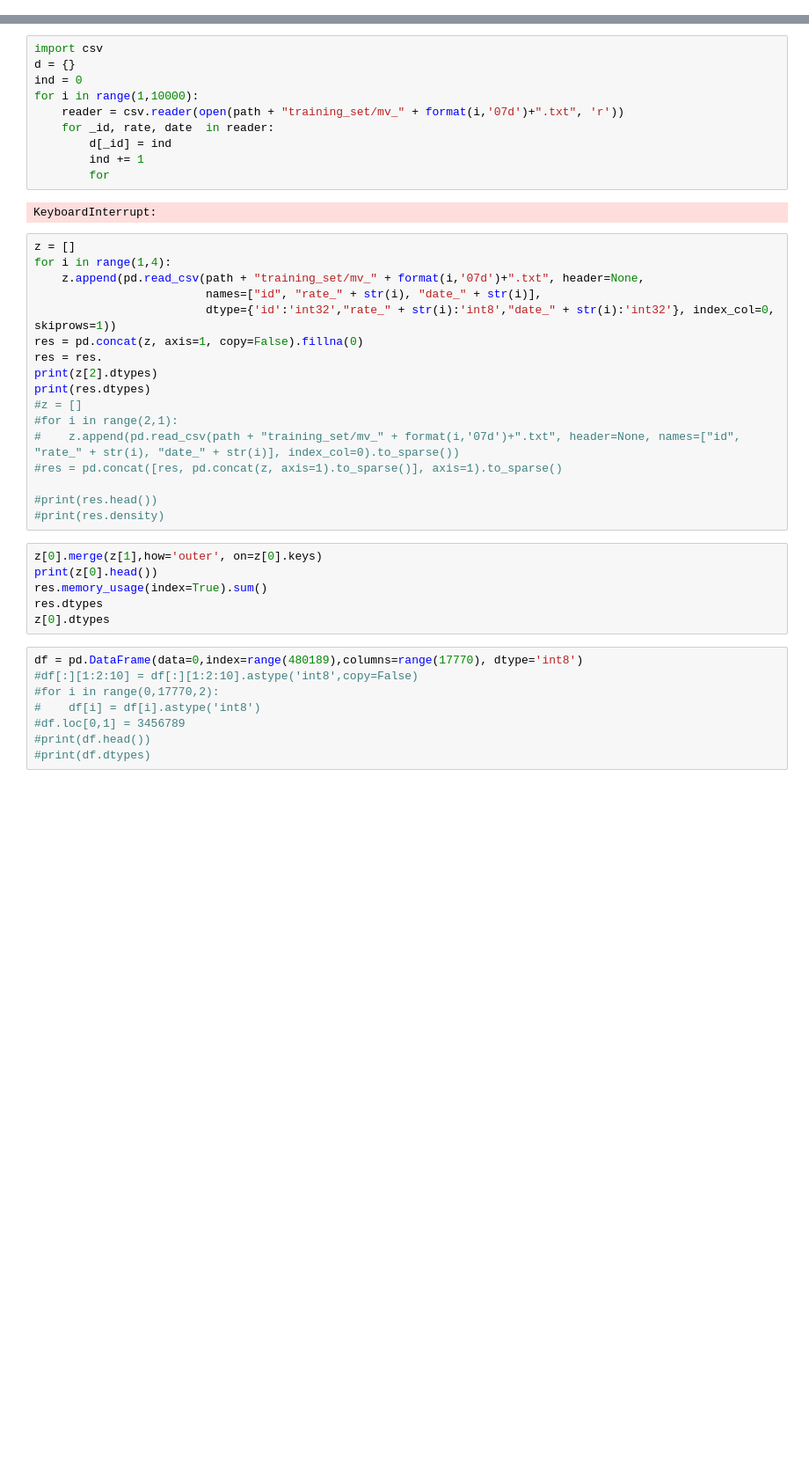
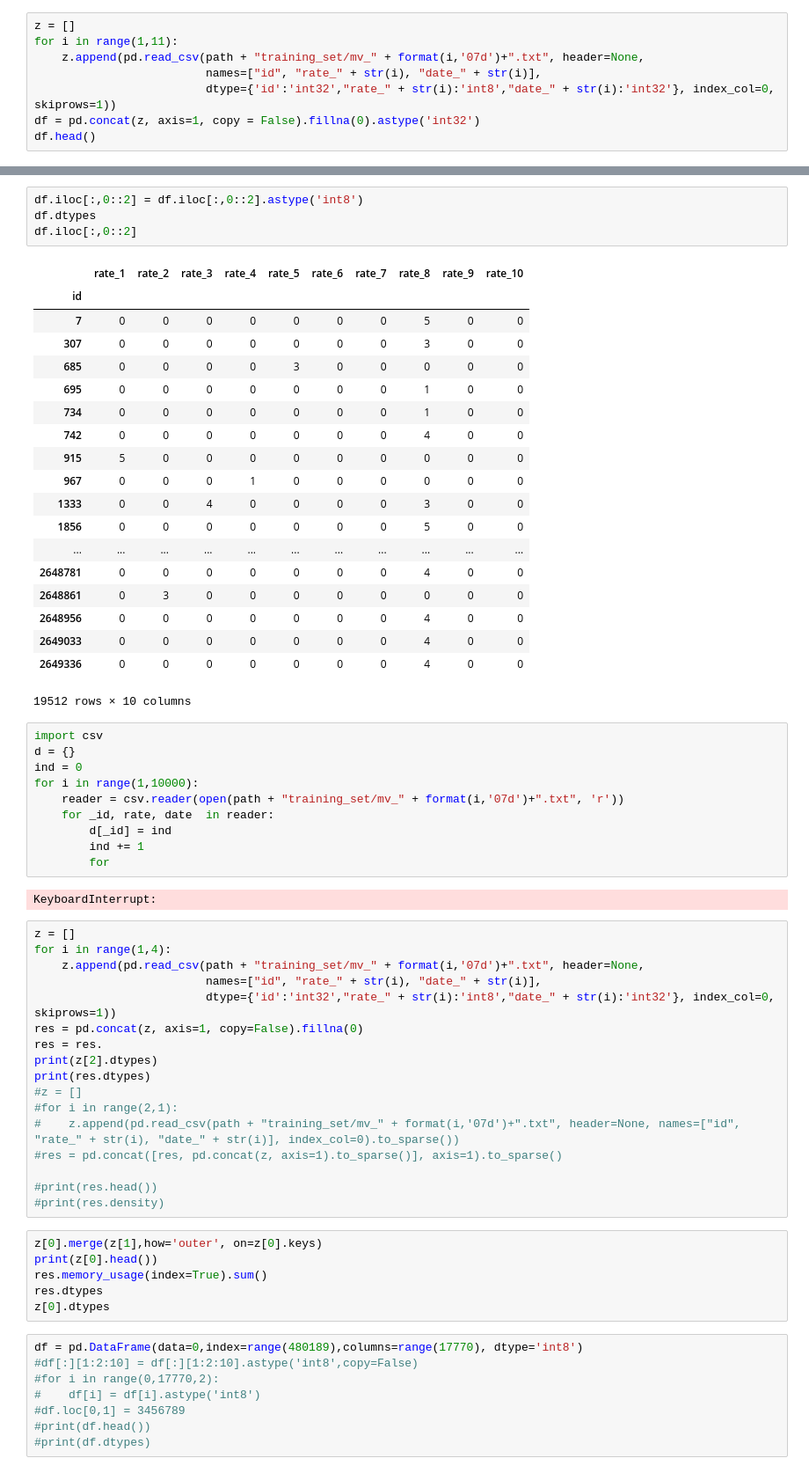
Before and after one commit to mpetitjean/BigBrother, a Jupyter notebook: src/Netflix.ipynb, the cells around one changed output, grey strips where cells are left out. Shown at 88% size. Saved outputs shown, nothing was run; the diff lists cells and outputs as text; blank space fills up the shorter version.

```diff
--- a/src/Netflix.ipynb
+++ b/src/Netflix.ipynb
@@ -4,0 +103,8 @@ path = "data/Netflix/"
+# %%
+z = []
+for i in range(1,11):
+    z.append(pd.read_csv(path + "training_set/mv_" + format(i,'07d')+".txt", header=None,
+                         names=["id", "rate_" + str(i), "date_" + str(i)],
+                         dtype={'id':'int32',"rate_" + str(i):'int8',"date_" + str(i):'int32'}, index_col=0, skiprows=1))
+df = pd.concat(z, axis=1, copy = False).fillna(0).astype('int32')
+df.head()
@@ -5,3 +119,27 @@ path = "data/Netflix/"
+# %%
+df.iloc[:,0::2] = df.iloc[:,0::2].astype('int8')
+df.dtypes
+df.iloc[:,0::2]
+# %% [output]
+|  | rate_1 | rate_2 | rate_3 | rate_4 | rate_5 | rate_6 | rate_7 | rate_8 | rate_9 | rate_10 |
+| id |  |  |  |  |  |  |  |  |  |  |
+| 7 | 0 | 0 | 0 | 0 | 0 | 0 | 0 | 5 | 0 | 0 |
+| 307 | 0 | 0 | 0 | 0 | 0 | 0 | 0 | 3 | 0 | 0 |
+| 685 | 0 | 0 | 0 | 0 | 3 | 0 | 0 | 0 | 0 | 0 |
+| 695 | 0 | 0 | 0 | 0 | 0 | 0 | 0 | 1 | 0 | 0 |
+| 734 | 0 | 0 | 0 | 0 | 0 | 0 | 0 | 1 | 0 | 0 |
+| 742 | 0 | 0 | 0 | 0 | 0 | 0 | 0 | 4 | 0 | 0 |
+| 915 | 5 | 0 | 0 | 0 | 0 | 0 | 0 | 0 | 0 | 0 |
+| 967 | 0 | 0 | 0 | 1 | 0 | 0 | 0 | 0 | 0 | 0 |
+| 1333 | 0 | 0 | 4 | 0 | 0 | 0 | 0 | 3 | 0 | 0 |
+| 1856 | 0 | 0 | 0 | 0 | 0 | 0 | 0 | 5 | 0 | 0 |
+| ... | ... | ... | ... | ... | ... | ... | ... | ... | ... | ... |
+| 2648781 | 0 | 0 | 0 | 0 | 0 | 0 | 0 | 4 | 0 | 0 |
+| 2648861 | 0 | 3 | 0 | 0 | 0 | 0 | 0 | 0 | 0 | 0 |
+| 2648956 | 0 | 0 | 0 | 0 | 0 | 0 | 0 | 4 | 0 | 0 |
+| 2649033 | 0 | 0 | 0 | 0 | 0 | 0 | 0 | 4 | 0 | 0 |
+| 2649336 | 0 | 0 | 0 | 0 | 0 | 0 | 0 | 4 | 0 | 0 |
+19512 rows × 10 columns
 # %%
 import csv
 d = {}
```
Also changed, not shown: parts of 8 cells of this notebook.
